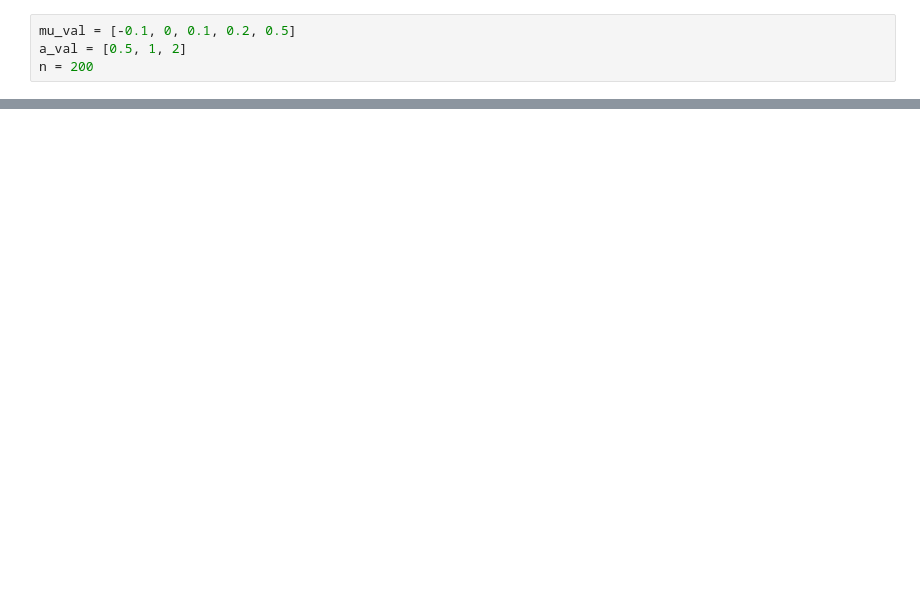
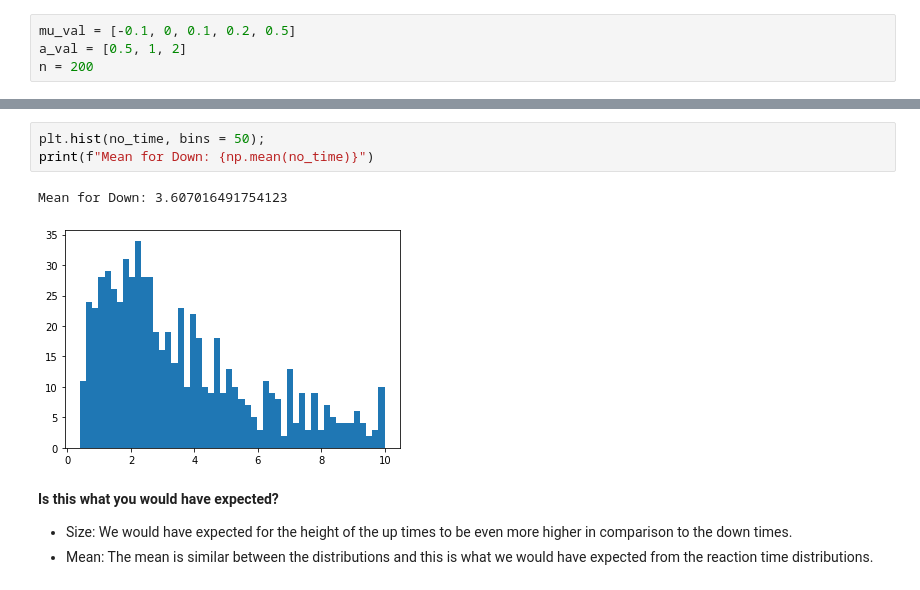
Before and after one commit to DorotheaMueller/mhbf, a Jupyter notebook: ex_6_budding_mueller.ipynb, the cells around one changed output, grey strips where cells are left out. Saved outputs shown, nothing was run; the diff lists cells and outputs as text; blank space fills up the shorter version.

```diff
--- a/ex_6_budding_mueller.ipynb
+++ b/ex_6_budding_mueller.ipynb
@@ -93,0 +139,11 @@ We will pick a value of mu = 0.2 to reach 70% up-trials because we know a = 1 in
+# %%
+plt.hist(no_time, bins = 50);
+print(f"Mean for Down: {np.mean(no_time)}")
+# %% [output]
+Mean for Down: 3.607016491754123
+[figure, added]
+# %% [markdown]
+**Is this what you would have expected?**
+
+* Size: We would have expected for the height of the up times to be even more higher in comparison to the down times.
+* Mean: The mean is similar between the distributions and this is what we would have expected from the reaction time distributions.
```
Also changed, not shown: parts of 10 cells of this notebook.
